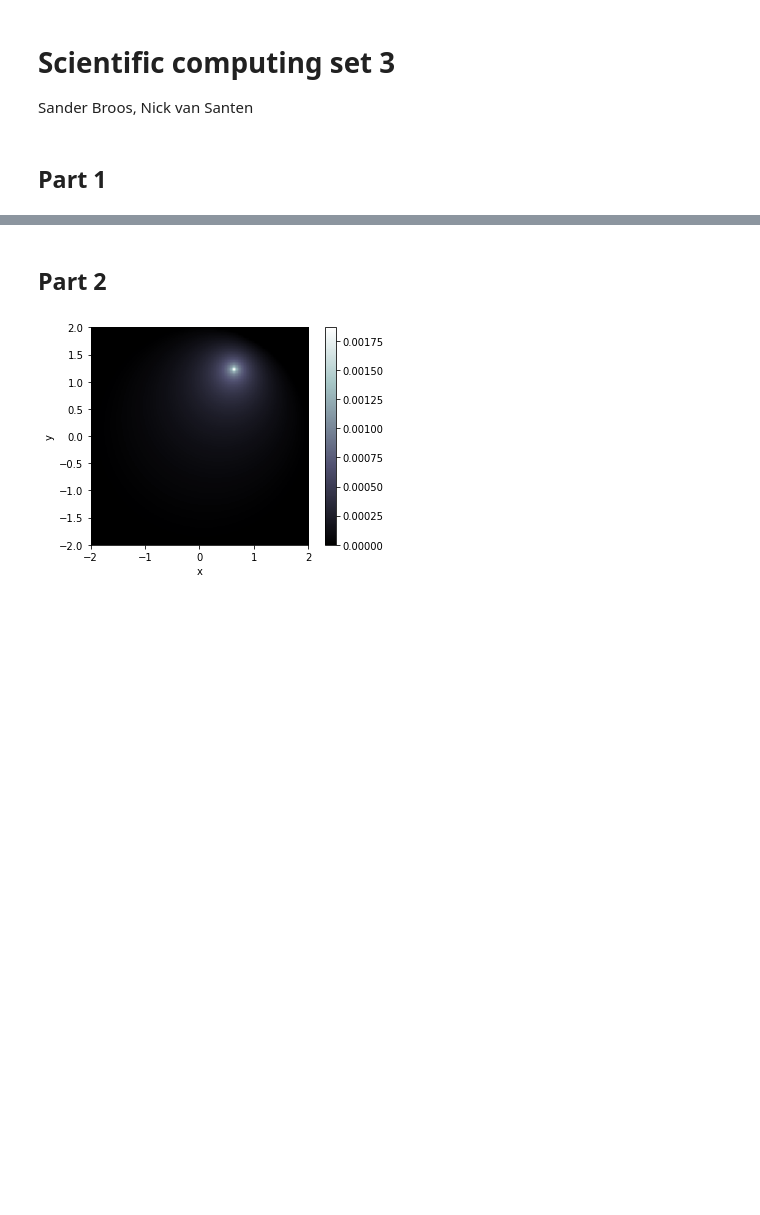
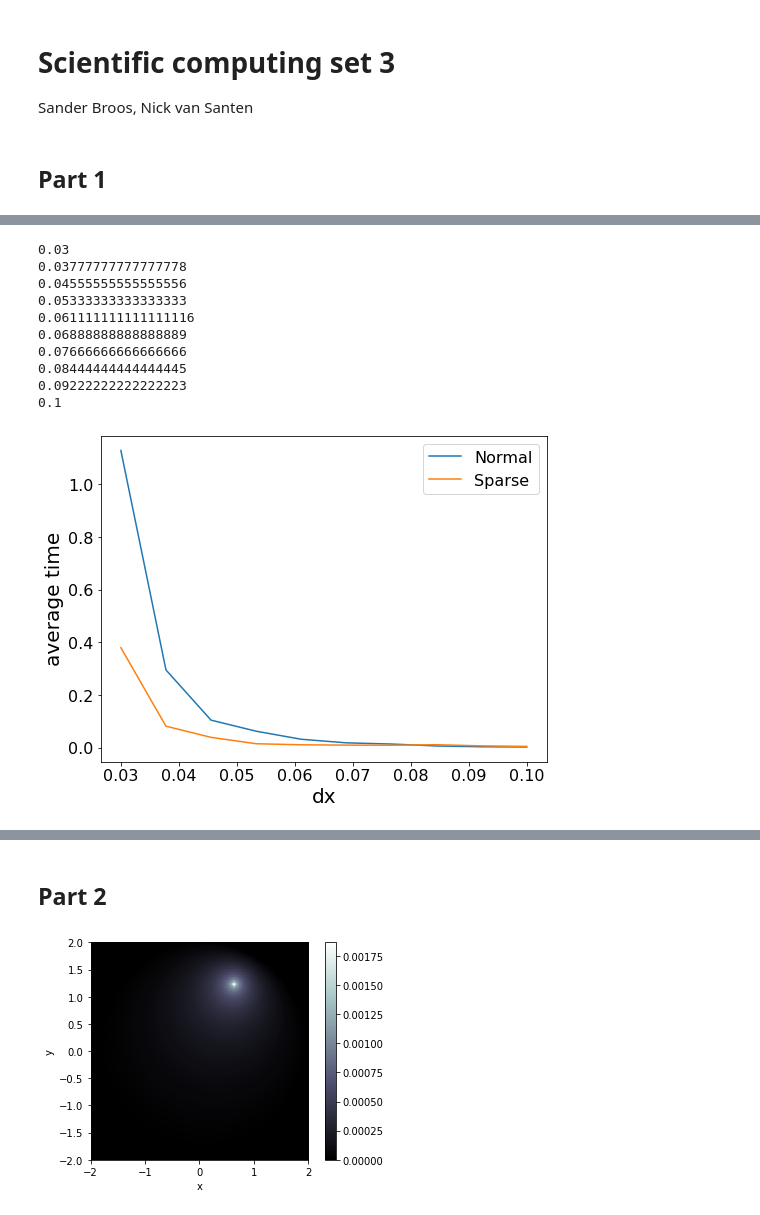
Before and after one commit to Nickvs99/ScientificComputing, a Jupyter notebook: Set 3/set3.ipynb, the cells around one changed output, grey strips where cells are left out. Cells and saved outputs as stored; diff of their text form; code cells hidden in the pictures; blank space fills up the shorter version.

```diff
--- a/Set 3/set3.ipynb
+++ b/Set 3/set3.ipynb
@@ -26,0 +45,37 @@ plt.rcParams["figure.figsize"] = (8,6)
+# %%
+standard_avgs = []
+sparse_avgs = []
+dx_values = np.linspace(0.03, 0.1, 10)
+N = 10
+
+for dx in dx_values:
+    print(dx)
+    standard = []
+    sparse = []
+
+    for _ in range(N):
+        standard.append(WaveEquation(dx=dx, L_x = 1, L_y = 1, circle=False, sparse=False).eigenvalues(10)[2])
+        sparse.append(WaveEquation(dx=dx, L_x = 1, L_y = 1, circle=False, sparse=True).eigenvalues(10)[2])
+
+    standard_avgs.append(np.mean(standard))
+    sparse_avgs.append(np.mean(sparse))
+
+# plt.yscale('log')
+plt.plot(dx_values, standard_avgs, label="Normal")
+plt.plot(dx_values, sparse_avgs, label="Sparse")
+plt.legend()
+plt.ylabel("average time")
+plt.xlabel("dx")
+plt.show()
+# %% [output]
+0.03
+0.03777777777777778
+0.04555555555555556
+0.05333333333333333
+0.061111111111111116
+0.06888888888888889
+0.07666666666666666
+0.08444444444444445
+0.09222222222222223
+0.1
+[figure, added]
```
Also changed, not shown: parts of 4 cells of this notebook, 1 other file.
